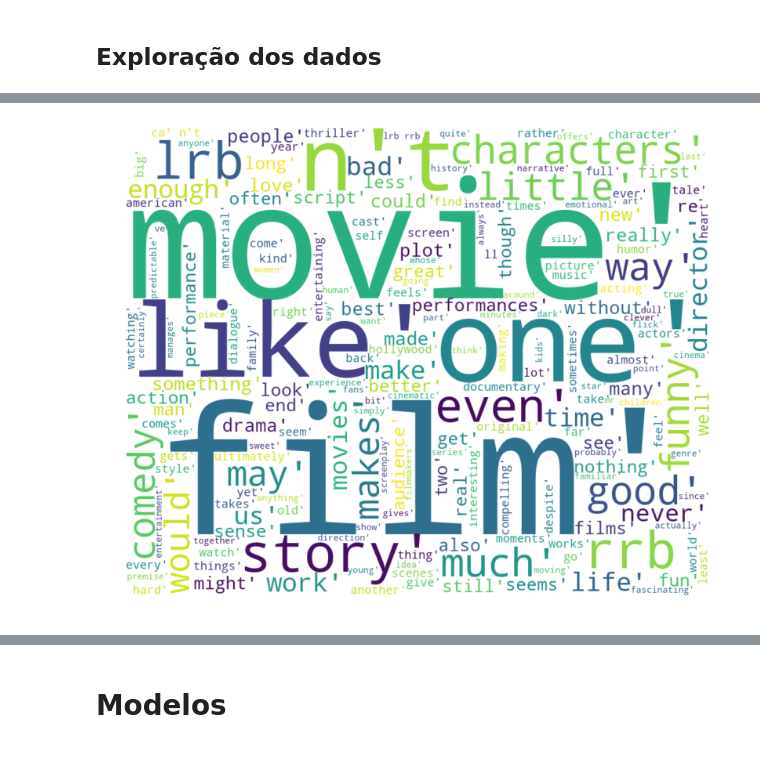
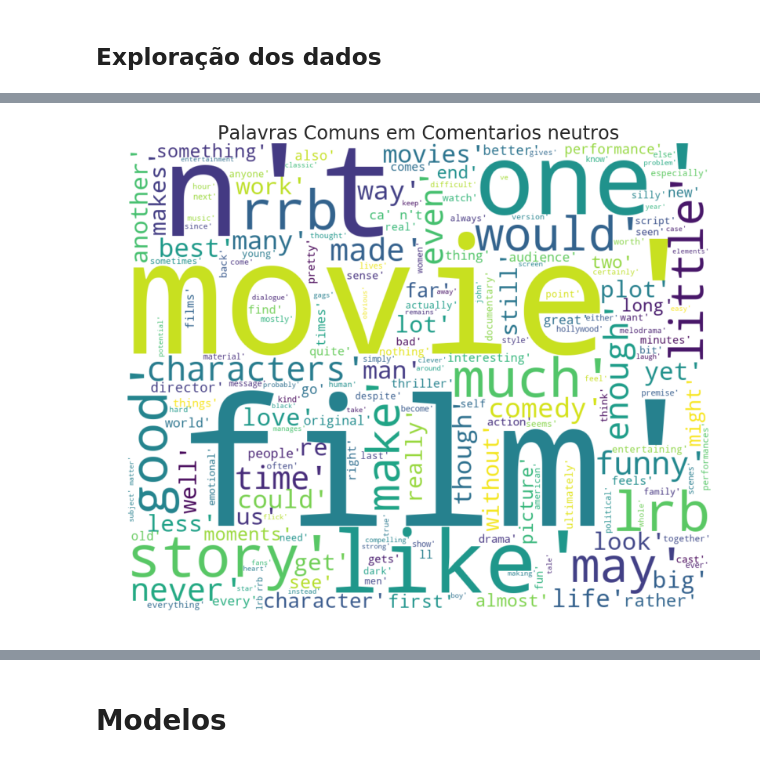
Before and after one commit to JoseRoquette/teste_pratico_datascience, a Jupyter notebook: Desafio_P&D.ipynb, the cells around one changed output, grey strips where cells are left out. Saved outputs shown, nothing was run; the diff lists cells and outputs as text; code cells hidden in the pictures.

```diff
--- a/Desafio_P&D.ipynb
+++ b/Desafio_P&D.ipynb
@@ -171,16 +209,19 @@ plt.show()
 # %%
 stopWords = nltk.corpus.stopwords.words('english')
 word = []
-for i in reviewsComments.Texto:
+reviewsCommentsPositive = reviewsComments[(reviewsComments['Sentimento'] == 2)]
+
+for i in reviewsCommentsPositive['Texto']:
     for p in i.lower().split():
         if p not in stopWords:
             word.append(p)
 word = str(word)
 
 wordcloud = WordCloud(width=1000, height=800, margin=0, background_color='white').generate(word)
 plt.figure(figsize=(20,11))
+plt.title("Palavras Comuns em Comentarios neutros",fontsize=24)
 plt.imshow(wordcloud, interpolation='bilinear')
 plt.axis('off')
 plt.margins(x=0,y=0)
 # %% [output]
-[figure, old version]
+[figure, new version]
```
Also changed, not shown: parts of 6 cells of this notebook.
